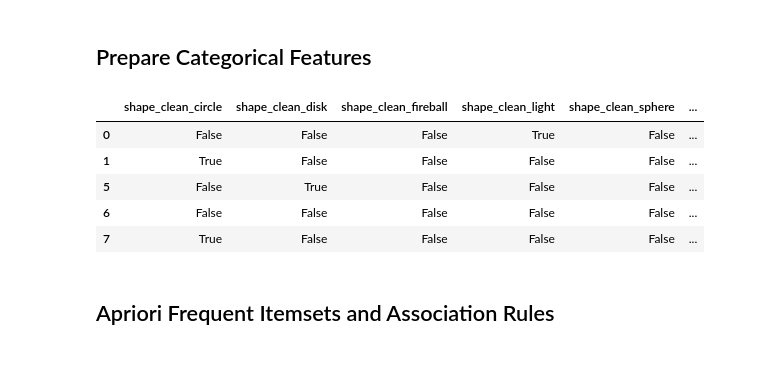
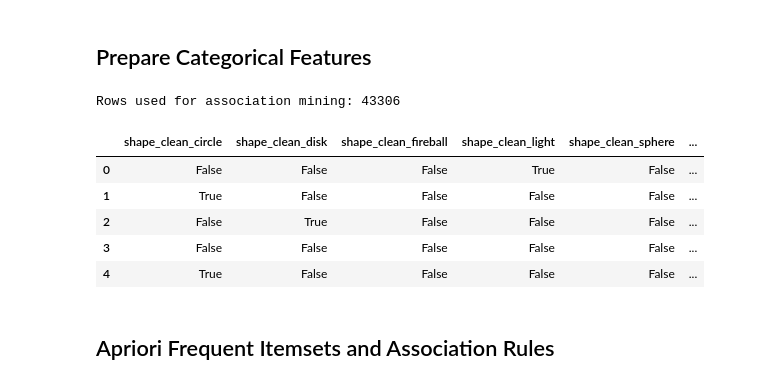
Before and after one commit to Colton-Martin/UFO-Data-Mining-Final-Project, a Jupyter notebook: UFOProjectV3.ipynb, the cells around one changed output. Cells and saved outputs as stored; diff of their text form; code cells hidden in the pictures.

```diff
--- a/UFOProjectV3.ipynb
+++ b/UFOProjectV3.ipynb
@@ -16,7 +19,7 @@ RANDOM_STATE = 42
 # %% [markdown]
 ## Load NUFROC Dataset
 # %%
-ufo = pd.read_csv('Data-Sources/Original-Data-NotCleaned/nuforc_reports.csv')
+ufo = pd.read_csv('ufoNBProcessed.csv')
 
 print("Original entries:", len(ufo))
 print("Original columns:", len(ufo.columns))
@@ -216,6 +216,13 @@ common_shapes = [
     'fireball'
 ]
 
+ufo_clean['shape'] = (
+    ufo_clean['shape']
+    .astype(str)
+    .str.lower()
+    .str.strip()
+)
+
 ufo_clean['shape_clean'] = np.where(
     ufo_clean['shape'].isin(common_shapes),
     ufo_clean['shape'],
@@ -725,48 +881,46 @@ DBSCAN silhouette score excluding noise: -0.21642846438589505
 ## Prepare Categorical Features
 # %%
 # Create duration and time categories for association-rule mining.
-ufo_clean['duration_sec'] = (
-    ufo_clean['duration']
-    .astype(str)
-    .str.extract(r'(\d+\.?\d*)', expand=False)
-    .astype(float)
-)
+# duration_sec was already calculated using the corrected conversion function.
 
 ufo_clean['duration_bin'] = pd.cut(
     ufo_clean['duration_sec'],
     bins=[0, 60, 300, np.inf],
     labels=['short', 'medium', 'long']
 )
 
 ufo_clean['time_bin'] = pd.cut(
     ufo_clean['hour'],
     bins=[-1, 5, 11, 17, 23],
     labels=['early_morning', 'morning', 'afternoon', 'evening']
 )
 
 categorical_cols = [
     'shape_clean',
     'season',
     'duration_bin',
     'time_bin'
 ]
 
 association_data = ufo_clean[categorical_cols].copy()
 association_data = association_data.dropna()
 
+print("Rows used for association mining:", len(association_data))
+
 ufo_dummies = pd.get_dummies(
     association_data,
     prefix=categorical_cols
 )
 
 ufo_dummies.head()
 # %% [output]
+Rows used for association mining: 43306
 |  | shape_clean_circle | shape_clean_disk | shape_clean_fireball | shape_clean_light | shape_clean_sphere | ... |
 | 0 | False | False | False | True | False | ... |
 | 1 | True | False | False | False | False | ... |
-| 5 | False | True | False | False | False | ... |
-| 6 | False | False | False | False | False | ... |
-| 7 | True | False | False | False | False | ... |
+| 2 | False | True | False | False | False | ... |
+| 3 | False | False | False | False | False | ... |
+| 4 | True | False | False | False | False | ... |
 # %% [markdown]
 ## Apriori Frequent Itemsets and Association Rules
 # %%
```
Also changed, not shown: parts of 22 cells of this notebook, 1 other file.
